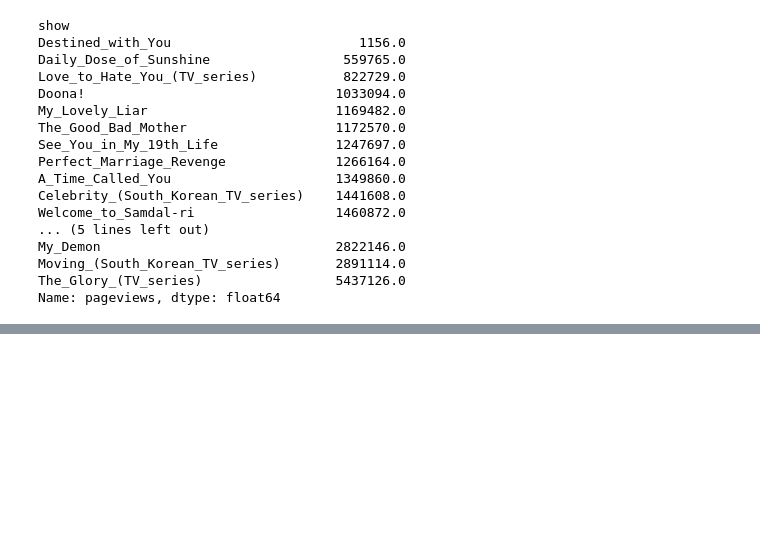
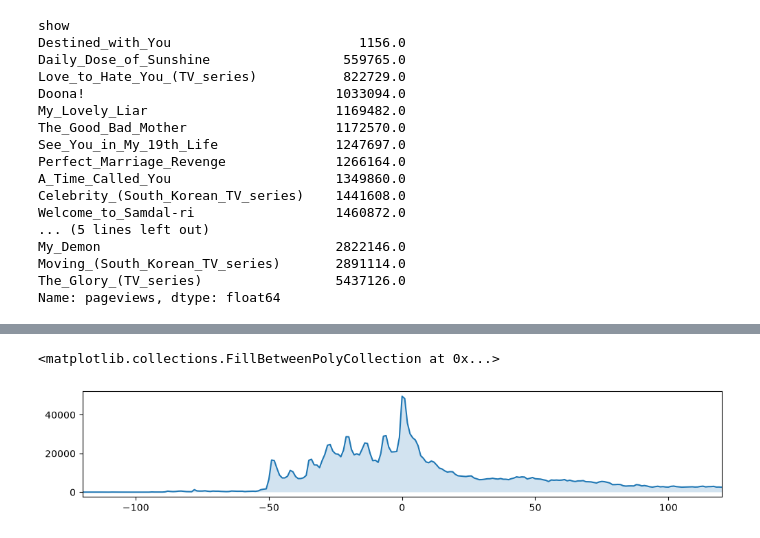
Before and after one commit to lejunannali324/cs315week3fri, a Jupyter notebook: Part 5 Task.ipynb, the cells around one changed output, grey strips where cells are left out. Drawn from its saved outputs; the diff is of its cells as text; code cells hidden in the pictures; blank space fills up the shorter version.

```diff
--- a/Part 5 Task.ipynb
+++ b/Part 5 Task.ipynb
@@ -174,0 +188,7 @@ plt.show()
+# %%
+views.head()
+peak_row  = views.groupby("show")["pageviews"].idxmax()
+peaks = views.loc[peak_row][["show","date"]]
+peaks = peaks.rename(columns = {"date" : "peak_date"})
+
+combined = views.merge(peaks, on="show", how="left") #merge the previous table with the current one so we have both the peak date and the date
@@ -174,0 +197,17 @@ plt.show()
+# %%
+combined.dtypes
+days_from_peak  = combined["date"] - combined ["peak_date"]
+combined["days_from_peak"] = days_from_peak.dt.days
+
+
+one_show = combined[combined["show"] == "Twinkling_Watermelon"]
+one_show = one_show.sort_values("days_from_peak",ascending=True)
+one_show
+# %%
+plt.figure(figsize=(12, 2))
+plt.plot(one_show["days_from_peak"],one_show["pageviews"])
+plt.xlim(-120,120)
+plt.fill_between(one_show["days_from_peak"],one_show["pageviews"],alpha=0.2)
+# %% [output]
+<matplotlib.collections.FillBetweenPolyCollection at 0x...>
+[figure, added]
```
Also changed, not shown: parts of 7 cells of this notebook, 1 other file.
